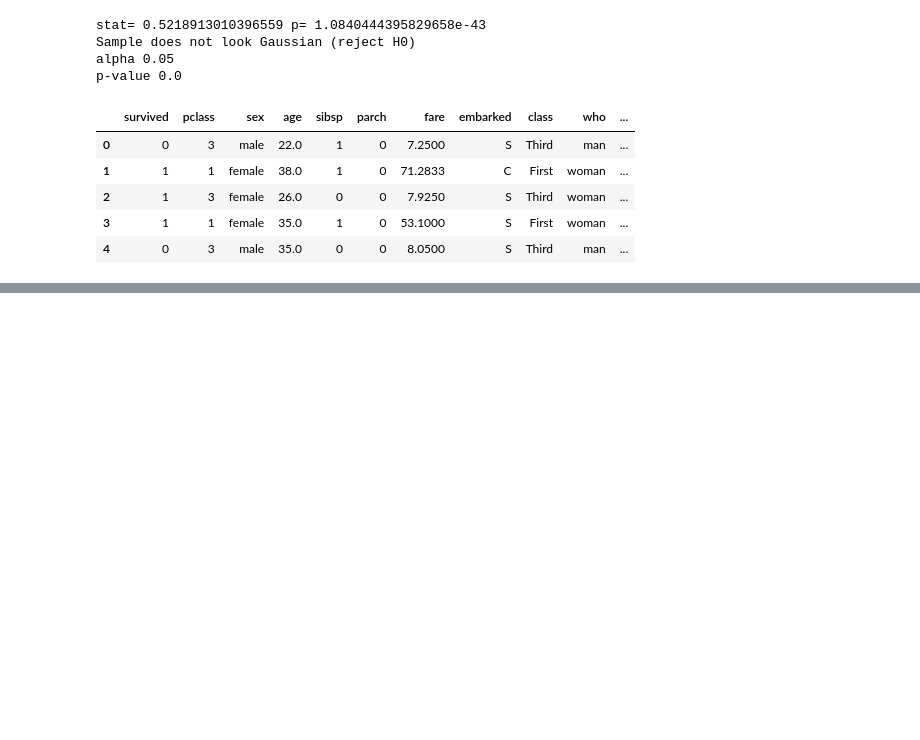
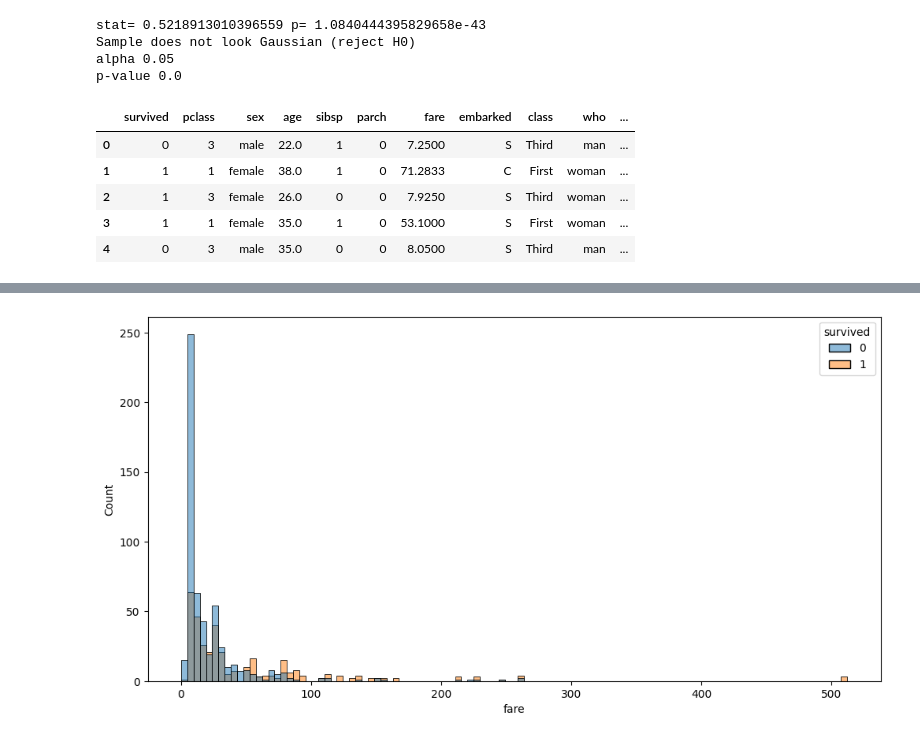
Before and after one commit to qasim697/python_ka_chilla, a Jupyter notebook: day_15/sta9.ipynb, the cells around one changed output, grey strips where cells are left out. Saved outputs shown, nothing was run; the diff lists cells and outputs as text; code cells hidden in the pictures; blank space fills up the shorter version.

```diff
--- a/day_15/sta9.ipynb
+++ b/day_15/sta9.ipynb
@@ -287,0 +425,6 @@ df.head()
+# %%
+plt.figure(figsize=(12, 6))
+sns.histplot(df, x='fare', hue='survived')
+plt.show()
+# %% [output]
+[figure, added]
```
Also changed, not shown: parts of 17 cells of this notebook, 2 other files.
